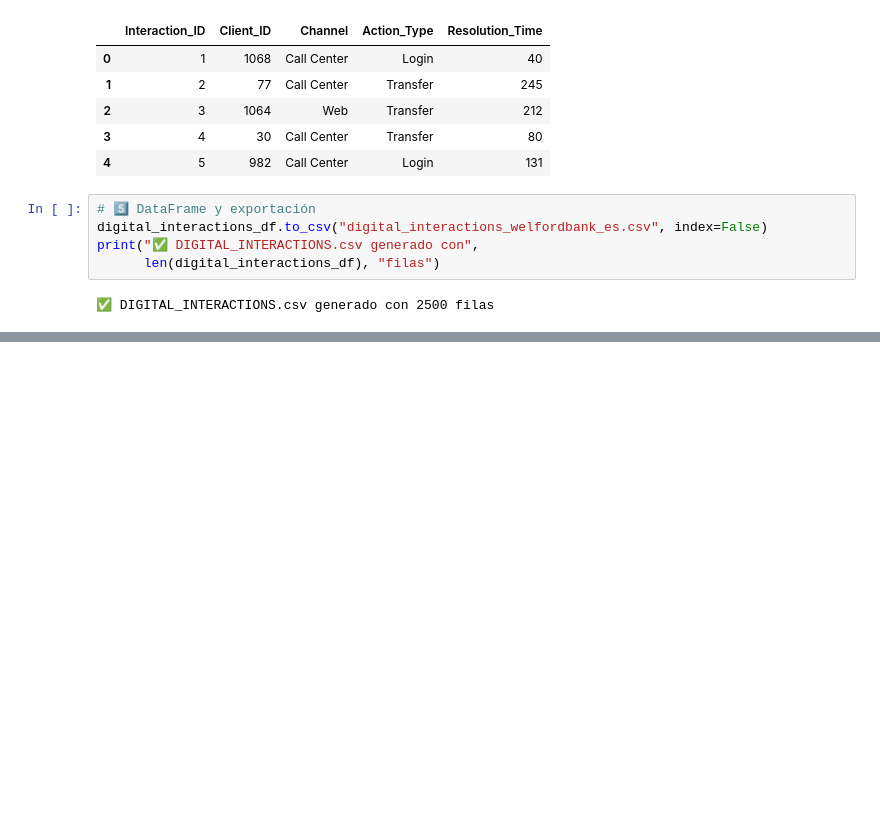
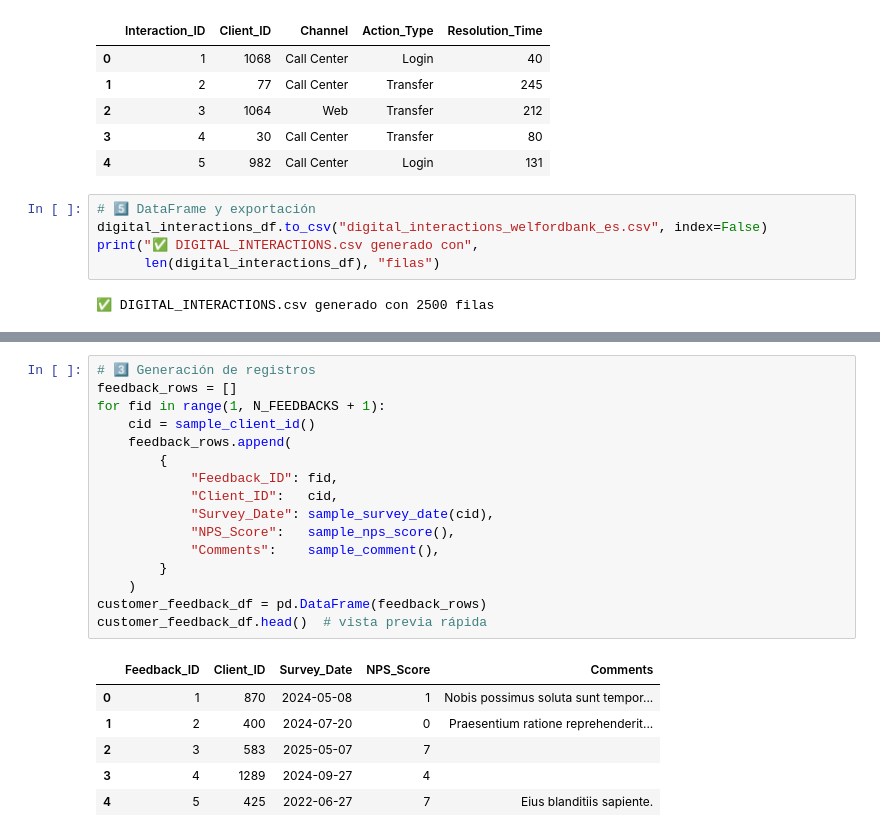
Before and after one commit to FGaliano-23/WELFORD-BANK, a Jupyter notebook: DataEngineer/GenerateData/Tables.ipynb, the cells around one changed output, grey strips where cells are left out. Cells and saved outputs as stored; diff of their text form; blank space fills up the shorter version.

```diff
--- a/DataEngineer/GenerateData/Tables.ipynb
+++ b/DataEngineer/GenerateData/Tables.ipynb
@@ -653,0 +714,23 @@ generate
+# %%
+# 3️⃣ Generación de registros
+feedback_rows = []
+for fid in range(1, N_FEEDBACKS + 1):
+    cid = sample_client_id()
+    feedback_rows.append(
+        {
+            "Feedback_ID": fid,
+            "Client_ID":   cid,
+            "Survey_Date": sample_survey_date(cid),
+            "NPS_Score":   sample_nps_score(),
+            "Comments":    sample_comment(),
+        }
+    )
+customer_feedback_df = pd.DataFrame(feedback_rows)
+customer_feedback_df.head()  # vista previa rápida
+# %% [output]
+|  | Feedback_ID | Client_ID | Survey_Date | NPS_Score | Comments |
+| 0 | 1 | 870 | 2024-05-08 | 1 | Nobis possimus soluta sunt tempor... |
+| 1 | 2 | 400 | 2024-07-20 | 0 | Praesentium ratione reprehenderit... |
+| 2 | 3 | 583 | 2025-05-07 | 7 |  |
+| 3 | 4 | 1289 | 2024-09-27 | 4 |  |
+| 4 | 5 | 425 | 2022-06-27 | 7 | Eius blanditiis sapiente. |
```
Also changed, not shown: parts of 15 cells of this notebook.
